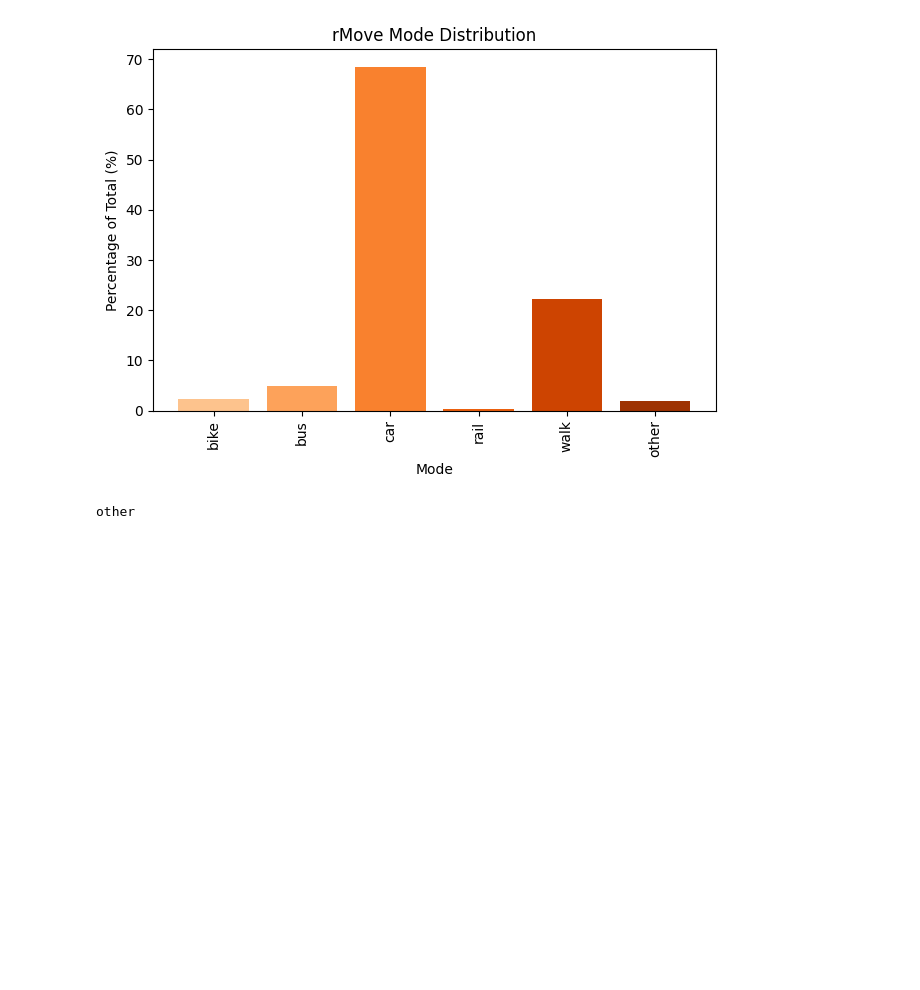
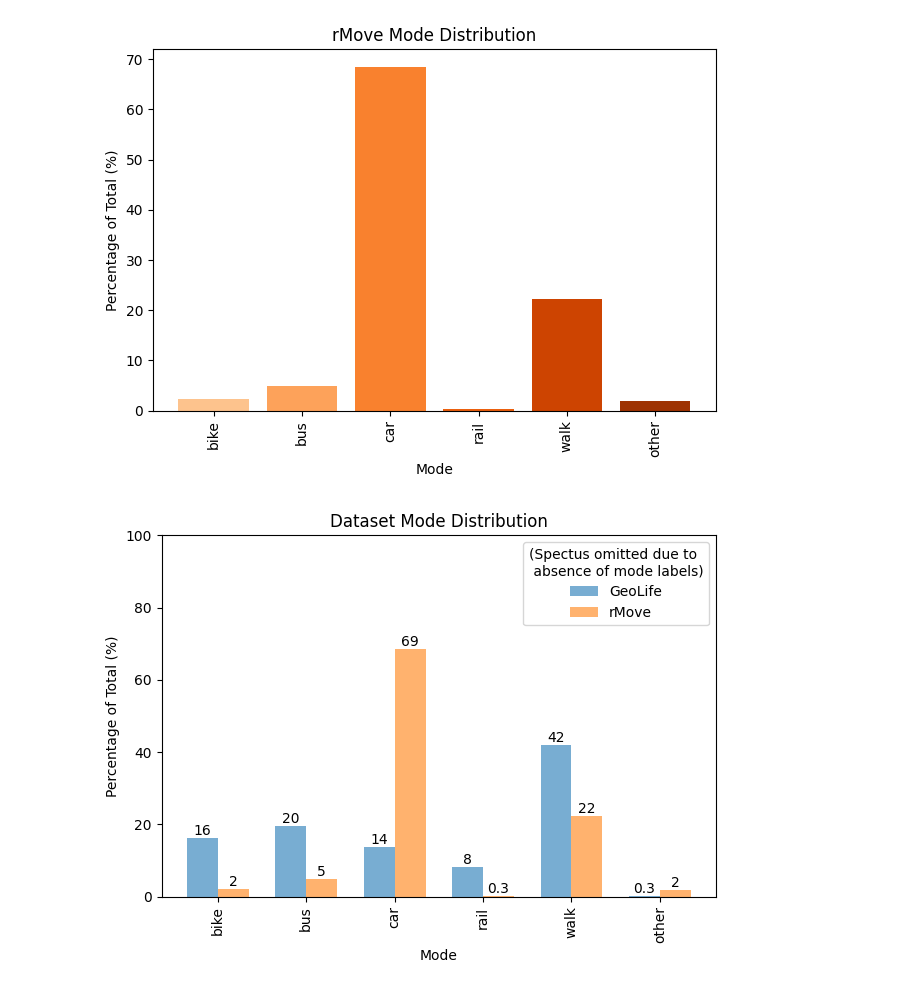
Before and after one commit to UW-THINKlab/mode-analysis, a Jupyter notebook: Dataset_Comparison_Graphs_Mode_of_Travel.ipynb, the cells around one changed output. Cells and saved outputs as stored; diff of their text form; code cells hidden in the pictures; blank space fills up the shorter version.

Commit message:
Finalizing mode of travel graph

```diff
--- a/Dataset_Comparison_Graphs_Mode_of_Travel.ipynb
+++ b/Dataset_Comparison_Graphs_Mode_of_Travel.ipynb
@@ -7,15 +7,12 @@ import pandas as pd
 df_geolife = pd.read_csv(f'./data/Geolife/20260720_geolife_database_metrics.csv')
 df_rmove = pd.read_csv(f'./data/rMove/20260720_rmove_database_metrics.csv')
 # %%
-# Look at distributions of actual travel mode across time, distance, density, sparsity
+# Display GeoLife Counts, separated by mode of transportation
 
 fig, ax = plt.subplots()
 
 # Gives percentages of each mode
 counts_per_mode = df_geolife['actual_mode'].value_counts(normalize=True)
-
-# counts_per_mode = counts_per_mode[counts_per_mode.index.isin(modes_to_include)]
-# counts_per_mode['mode'] = counts_per_mode['mode'].map(lambda x: x if x in modes_to_include else 'other')
 
 # Combine similar modes
 counts_per_mode['car'] = counts_per_mode['car'] + counts_per_mode['taxi']
@@ -32,8 +29,9 @@ counts_per_mode = counts_per_mode.sort_index()
 other = counts_per_mode.pop('other')
 counts_per_mode = pd.concat([counts_per_mode, pd.Series({'other': other})])
 
+counts_per_mode_geolife = counts_per_mode.copy()
+
 # Graph
-# ax.bar(counts_per_mode.index, counts_per_mode.values, color=plt.cm.tab20.colors[:len(counts_per_mode)])
 ax.bar(counts_per_mode.index, counts_per_mode.values, color=plt.cm.Blues(np.linspace(0.3, 0.9, len(counts_per_mode))))
 ax.yaxis.set_major_formatter(PercentFormatter(xmax=1, symbol=None, decimals=0))
 ax.tick_params(axis='x', labelrotation=90)
@@ -44,7 +42,8 @@ fig.tight_layout()
 # %% [output]
 [figure]
 # %%
-# Look at distributions of actual travel mode across time, distance, density, sparsity
+# Display rMove Counts, separated by mode of transportation
+
 from src.map_terminology import map_rmove_to_generic_mode
 
 fig, ax = plt.subplots()
@@ -63,15 +62,9 @@ counts_per_mode = counts_per_mode[counts_per_mode.index.isin(modes_to_include +
 other = counts_per_mode.pop('other')
 counts_per_mode = pd.concat([counts_per_mode, pd.Series({'other': other})])
 
-# Combine similar modes
-# counts_per_mode['car / taxi'] = counts_per_mode['car'] + counts_per_mode['taxi']
-# counts_per_mode = counts_per_mode.drop(['car', 'taxi'])
-# counts_per_mode['subway / train'] = counts_per_mode['subway'] + counts_per_mode['train']
-# counts_per_mode = counts_per_mode.drop(['subway', 'train'])
-# counts_per_mode = counts_per_mode.sort_index()
+counts_per_mode_rmove = counts_per_mode.copy()
 
 # Graph
-# ax.bar(counts_per_mode.index, counts_per_mode.values, color=plt.cm.tab20.colors[:len(counts_per_mode)])
 ax.bar(counts_per_mode.index, counts_per_mode.values, color=plt.cm.Oranges(np.linspace(0.3, 0.9, len(counts_per_mode))))
 ax.yaxis.set_major_formatter(PercentFormatter(xmax=1, symbol=None, decimals=0))
 ax.tick_params(axis='x', labelrotation=90)
@@ -81,7 +74,48 @@ ax.set_title('rMove Mode Distribution')
 fig.tight_layout()
 # %% [output]
 [figure]
-# %%
-print(map_rmove_to_generic_mode("skateboard or rollerblade"))
-# %% [output]
-other
+# %%
+# Combine figures into a single graph
+
+fig, ax = plt.subplots()
+
+# Set up x positions and bar width
+x = np.arange(len(counts_per_mode_geolife))  # [0, 1, 2, 3]
+width = 0.35  # width of each bar
+
+geolife_bar = ax.bar(x - width/2,
+                     counts_per_mode_geolife.values,
+                     width,
+                     color='C0',
+                     alpha=0.6,
+                     label='GeoLife')
+
+rmove_bar = ax.bar(x + width/2,
+                   counts_per_mode_rmove.values,
+                   width,
+                   color='C1',
+                   alpha=0.6,
+                   label='rMove')
+
+def format_value(v):
+    percent = v * 100
+    return f'{percent:.1f}' if percent < 1 else f'{percent:.0f}'
+
+ax.bar_label(geolife_bar, labels=[format_value(v) for v in counts_per_mode_geolife.values])
+ax.bar_label(rmove_bar, labels=[format_value(v) for v in counts_per_mode_rmove.values])
+
+ax.set_ylim(0, 1)
+ax.yaxis.set_major_formatter(PercentFormatter(xmax=1, symbol=None, decimals=0))
+ax.tick_params(axis='x', labelrotation=90)
+ax.set_xticks(x)
+ax.set_xticklabels(counts_per_mode_geolife.index)
+
+ax.set_xlabel('Mode')
+ax.set_ylabel('Percentage of Total (%)')
+ax.set_title('Dataset Mode Distribution')
+ax.legend(title=f"(Spectus omitted due to\n absence of mode labels)")
+
+fig.tight_layout()
+fig.savefig("images/Mode_Distribution.png", dpi=200)
+# %% [output]
+[figure, added]
```
Also changed, not shown: 1 other file.
